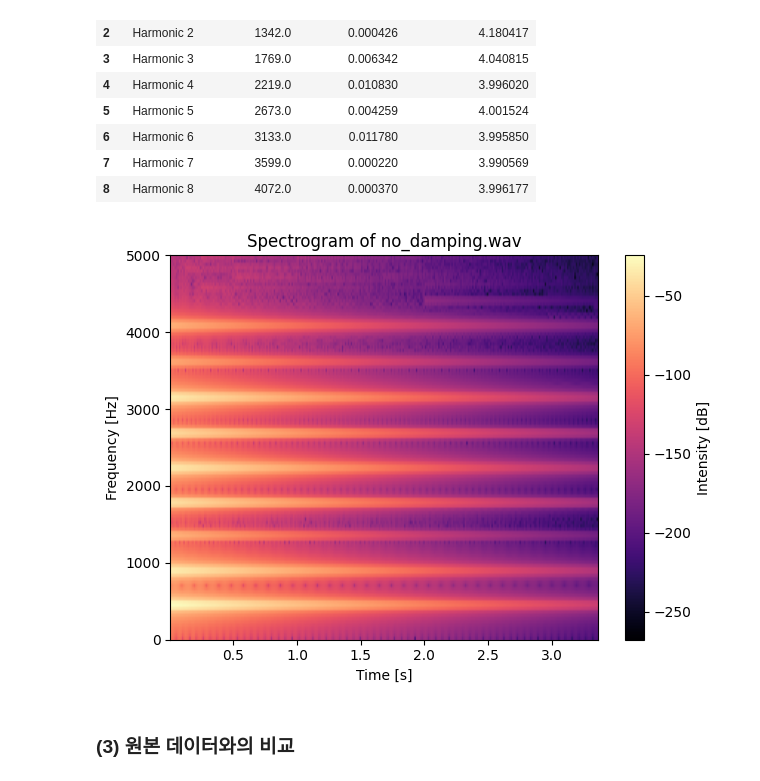
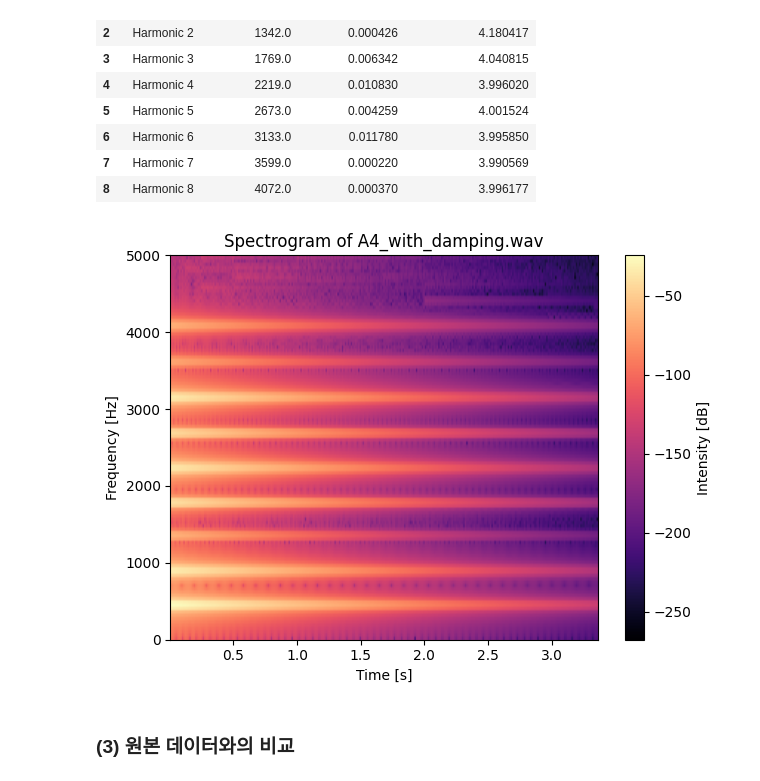
Before and after one commit to jiwon1202/2025_Mechanistic_Data_Science, a Jupyter notebook: 04_Fourier_Transform/fourier_transform.ipynb, the cells around one changed output. Saved outputs shown, nothing was run; the diff lists cells and outputs as text; code cells hidden in the pictures.

```diff
--- a/04_Fourier_Transform/fourier_transform.ipynb
+++ b/04_Fourier_Transform/fourier_transform.ipynb
@@ -280,16 +280,16 @@ df
 # %%
 f, t, Zxx = stft(generated_audio, fs=fs, window='hann', nperseg=nfft, noverlap=noverlap)
 
 plt.specgram(generated_audio, Fs=fs, NFFT=nfft, noverlap=noverlap, cmap='magma')
-plt.title('Spectrogram of no_damping.wav')
+plt.title('Spectrogram of A4_with_damping.wav')
 plt.xlabel('Time [s]')
 plt.ylabel('Frequency [Hz]')
 plt.colorbar(label='Intensity [dB]')
 plt.ylim(0, 5000)
 plt.tight_layout()
 plt.show()
 # %% [output]
-[figure, old version]
+[figure, new version]
 # %% [markdown]
 ### (3) 원본 데이터와의 비교
 # %%
```
Also changed, not shown: parts of 2 cells of this notebook.
